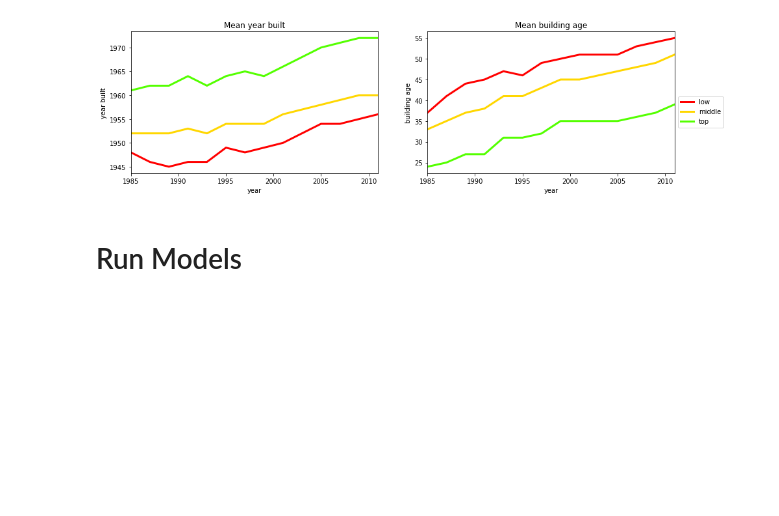
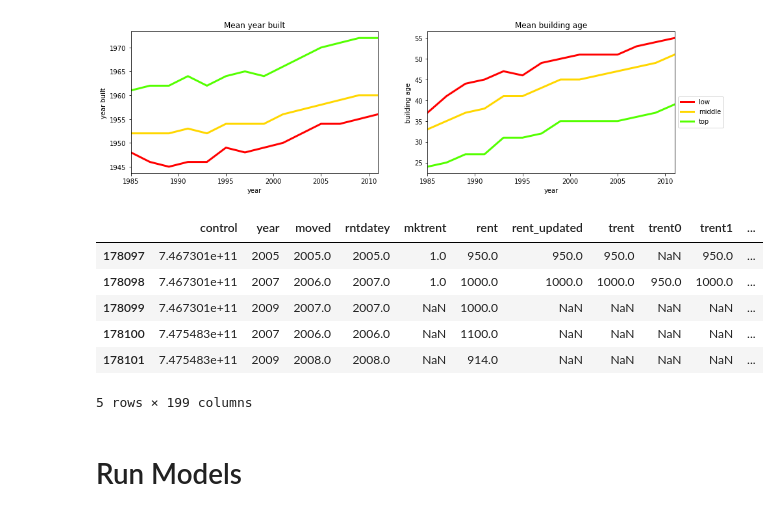
Before and after one commit to kiwiPhrases/repeatRents, a Jupyter notebook: repeatRents.ipynb, the cells around one changed output. Saved outputs shown, nothing was run; the diff lists cells and outputs as text; code cells hidden in the pictures; blank space fills up the shorter version.

```diff
--- a/repeatRents.ipynb
+++ b/repeatRents.ipynb
@@ -210,3 +214,12 @@ cpi = cpi_all.merge(cpi_housing,on='year')
+# %%
+intrs = pd.read_csv("/".join([data_path,'MORTGAGE30US.csv']))
+
+# format the dates
+intrs.loc[:,'date'] = pd.to_datetime(intrs.DATE)
+intrs.loc[:,'year'] = intrs.date.dt.year
+
+# acquire the year average
+r = intrs.groupby('year').MORTGAGE30US.mean()/100
 # %% [markdown]
 # Load Rosenthal Rent data
 
@@ -478,5 +500,15 @@ axes[1].legend(loc='lower left', bbox_to_anchor=(1, 0.3))
 fig.set_figwidth(15)
 # %% [output]
 [figure]
+# %%
+df.tail()
+# %% [output]
+|  | control | year | moved | rntdatey | mktrent | rent | rent_updated | trent | trent0 | trent1 | ... |
+| 178097 | 7.467301e+11 | 2005 | 2005.0 | 2005.0 | 1.0 | 950.0 | 950.0 | 950.0 | NaN | 950.0 | ... |
+| 178098 | 7.467301e+11 | 2007 | 2006.0 | 2007.0 | 1.0 | 1000.0 | 1000.0 | 1000.0 | 950.0 | 1000.0 | ... |
+| 178099 | 7.467301e+11 | 2009 | 2007.0 | 2007.0 | NaN | 1000.0 | NaN | NaN | NaN | NaN | ... |
+| 178100 | 7.475483e+11 | 2007 | 2006.0 | 2006.0 | NaN | 1100.0 | NaN | NaN | NaN | NaN | ... |
+| 178101 | 7.475483e+11 | 2009 | 2008.0 | 2008.0 | NaN | 914.0 | NaN | NaN | NaN | NaN | ... |
+5 rows × 199 columns
 # %% [markdown]
 # Run Models
```
Also changed, not shown: parts of 9 cells of this notebook.
